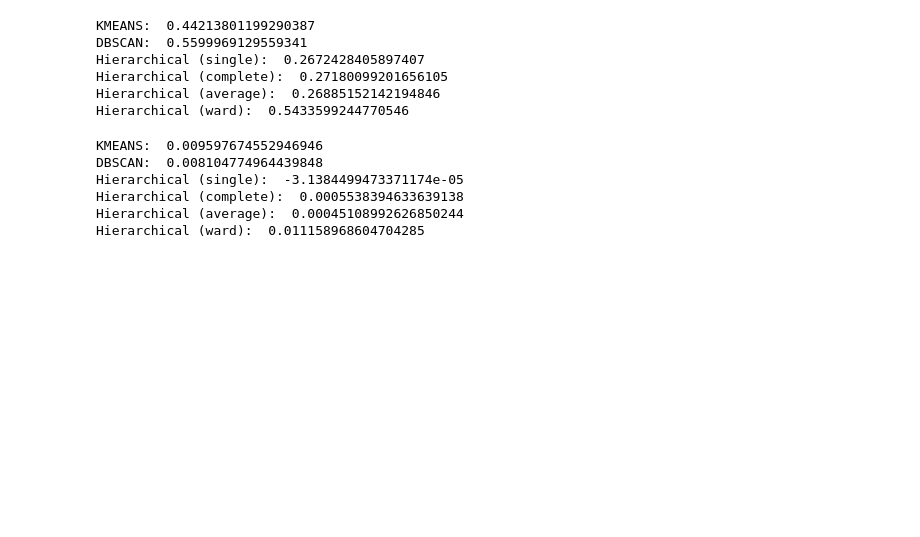
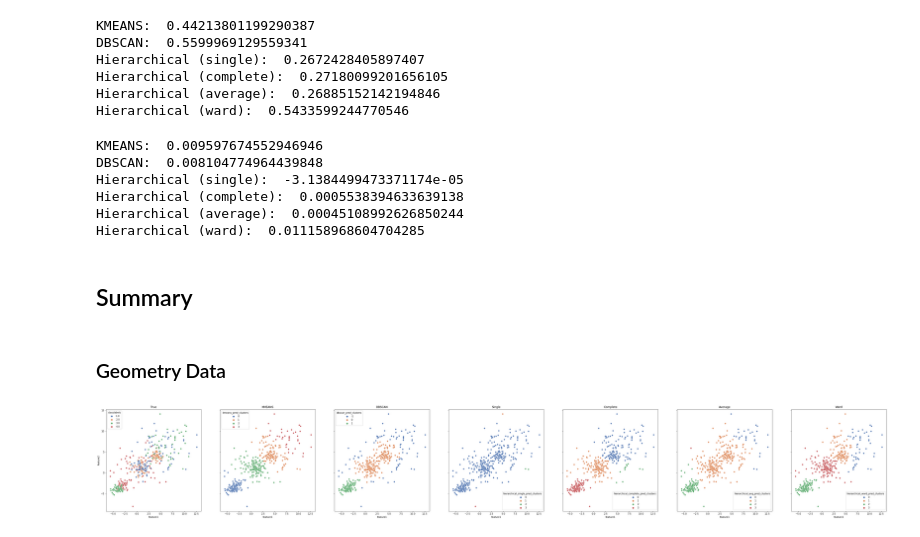
Before and after one commit to ashwinkd/Clustering_Assignment, a Jupyter notebook: Clustering Assignment.ipynb, the cells around one changed output. Drawn from its saved outputs; the diff is of its cells as text; code cells hidden in the pictures; blank space fills up the shorter version.

Commit message:
summary

```diff
--- a/Clustering Assignment.ipynb
+++ b/Clustering Assignment.ipynb
@@ -749,3 +779,19 @@ Hierarchical (single):  -3.1384499473371174e-05
 Hierarchical (complete):  0.0005538394633639138
 Hierarchical (average):  0.00045108992626850244
 Hierarchical (ward):  0.011158968604704285
+# %% [markdown]
+## Summary
+# %% [markdown]
+### Geometry Data
+# %%
+fig, axes = plt.subplots(1, 7, sharey=True, figsize=(60,8))
+sns.scatterplot(x='feature1', y='feature2', hue='classlabels', data=geometry_df, palette="deep", ax=axes[0]).set_title("True")
+sns.scatterplot(x='feature1', y='feature2', hue='kmeans_pred_clusters', data=geometry_df, palette="deep", ax=axes[1]).set_title("KMEANS")
+sns.scatterplot(x='feature1', y='feature2', hue='dbscan_pred_clusters', data=geometry_df, palette="deep", ax=axes[2]).set_title("DBSCAN")
+sns.scatterplot(x='feature1', y='feature2', hue='hierarchical_single_pred_clusters', data=geometry_df, palette="deep", ax=axes[3]).set_title("Single")
+sns.scatterplot(x='feature1', y='feature2', hue='hierarchical_complete_pred_clusters', data=geometry_df, palette="deep", ax=axes[4]).set_title("Complete")
+sns.scatterplot(x='feature1', y='feature2', hue='hierarchical_avg_pred_clusters', data=geometry_df, palette="deep", ax=axes[5]).set_title("Average")
+sns.scatterplot(x='feature1', y='feature2', hue='hierarchical_ward_pred_clusters', data=geometry_df, palette="deep", ax=axes[6]).set_title("Ward")
+plt.show()
+# %% [output]
+[figure, added]
```
Also changed, not shown: parts of 14 cells of this notebook, 4 other files.
